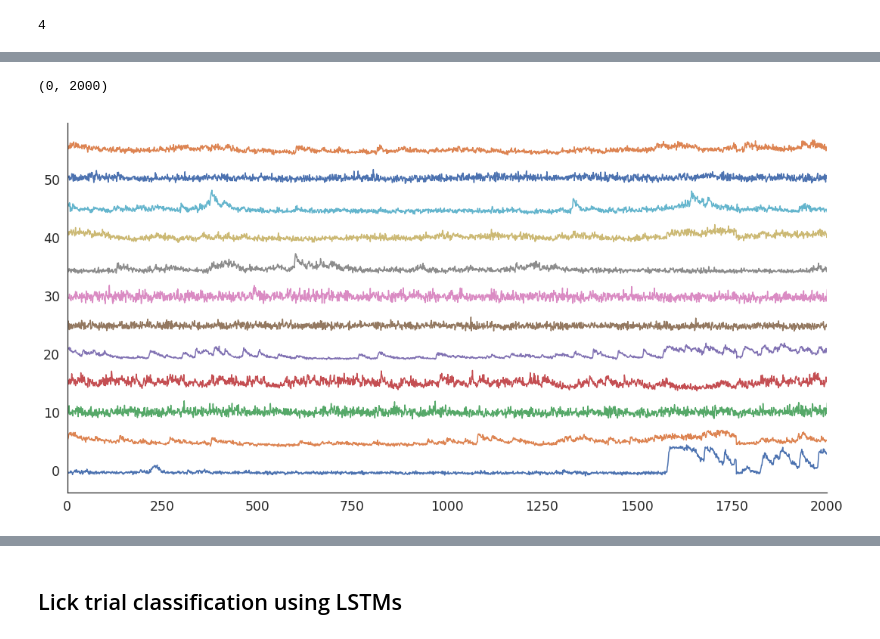
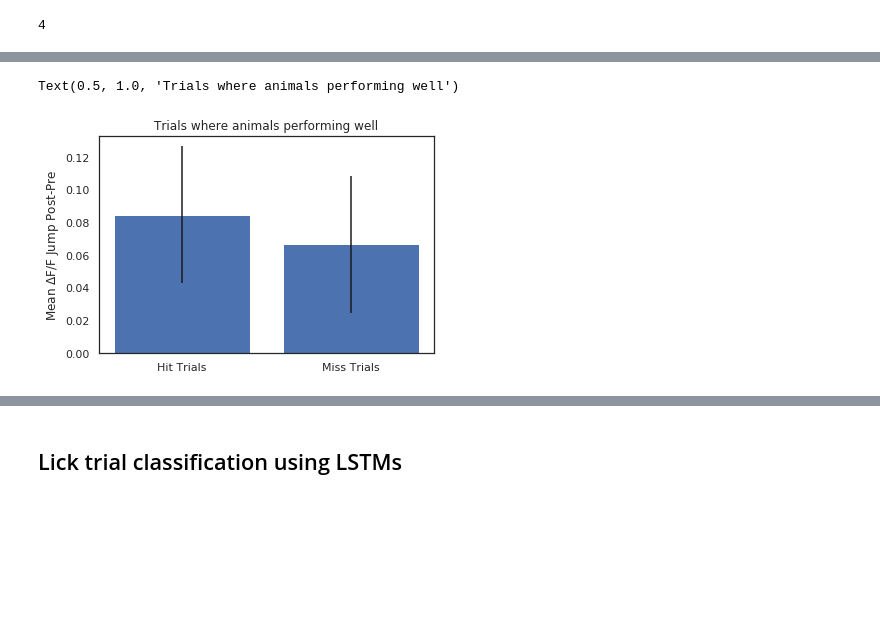
Before and after one commit to Packer-Lab/Vape, a Jupyter notebook: jupyter/lick artifact.ipynb, the cells around one changed output, grey strips where cells are left out. Saved outputs shown, nothing was run; the diff lists cells and outputs as text; code cells hidden in the pictures; blank space fills up the shorter version.

```diff
--- a/jupyter/lick artifact.ipynb
+++ b/jupyter/lick artifact.ipynb
@@ -269,0 +99,12 @@ subtraction_res = subtract_kernal(flu_array, run, trials_to_sub, offset_sub, pre
+# %%
+plt.bar([0,1],[np.nanmean(hit_diffs),
+               np.mean(miss_diffs)], yerr=[np.nanstd(hit_diffs), np.nanstd(miss_diffs)])
+
+plt.ylabel(r'Mean $\Delta $F/F Jump Post-Pre')
+
+#plt.ylim((-0.02, 0.02))
+plt.xticks([0,1], ['Hit Trials', 'Miss Trials'])
+plt.title('Trials where animals performing well')
+# %% [output]
+Text(0.5, 1.0, 'Trials where animals performing well')
+[figure, added]
@@ -270,9 +140,4 @@ subtraction_res = subtract_kernal(flu_array, run, trials_to_sub, offset_sub, pre
 # %%
-run = runs[session_idx]
 plt.figure(figsize=(18,9))
-for i, cell in enumerate(cell_licky_idxs[session_idx][:12]):
-    plt.plot(run.flu[cell, :] + i*5)
-plt.xlim((0,2000))
+for i, cell in enumerate(hittest):
+    plt.plot(runs[0].flu[cell, :] + i*5)
-# %% [output]
-(0, 2000)
-[figure, removed]
```
Also changed, not shown: parts of 37 cells of this notebook, 6 other files.
